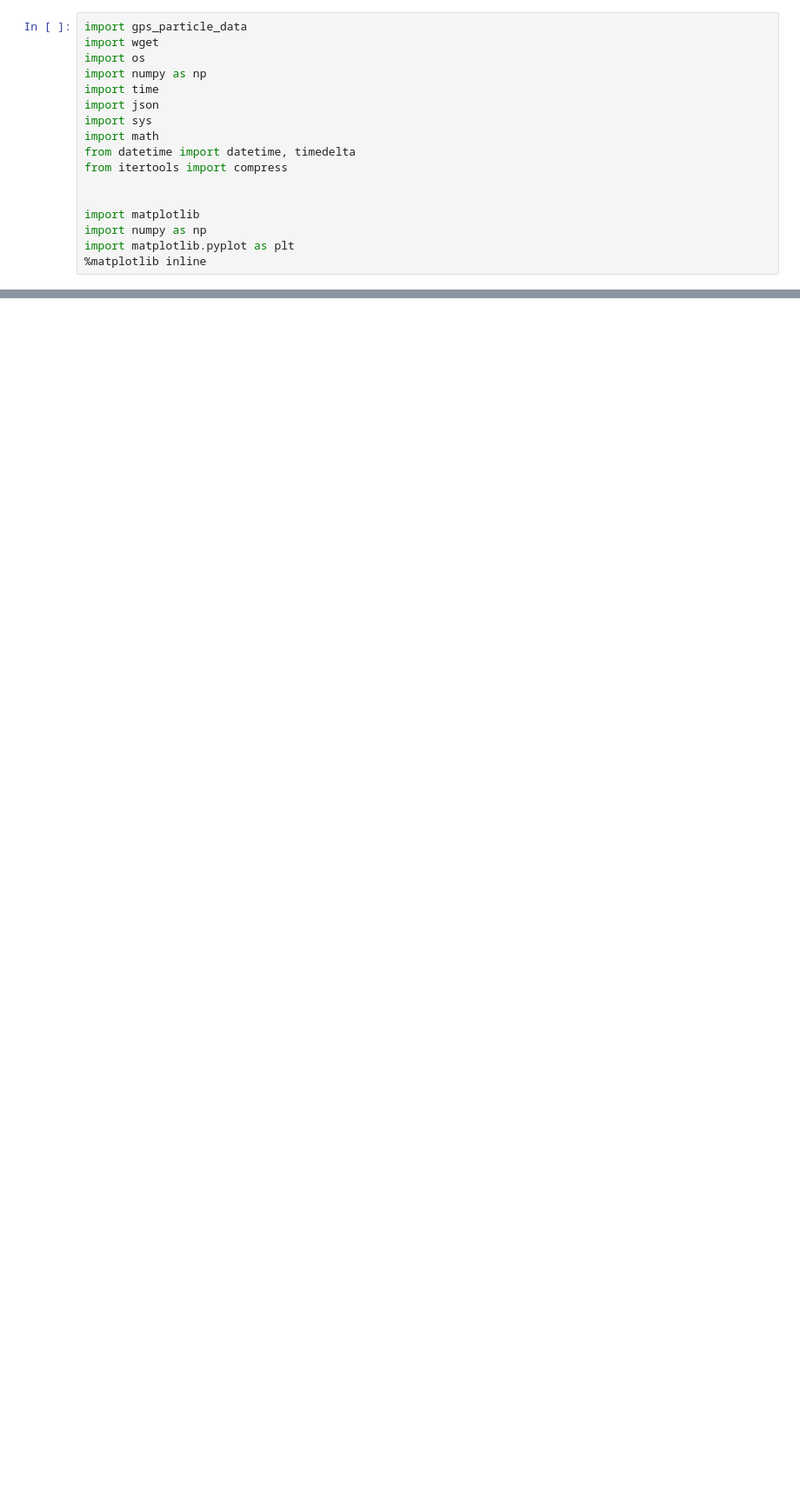
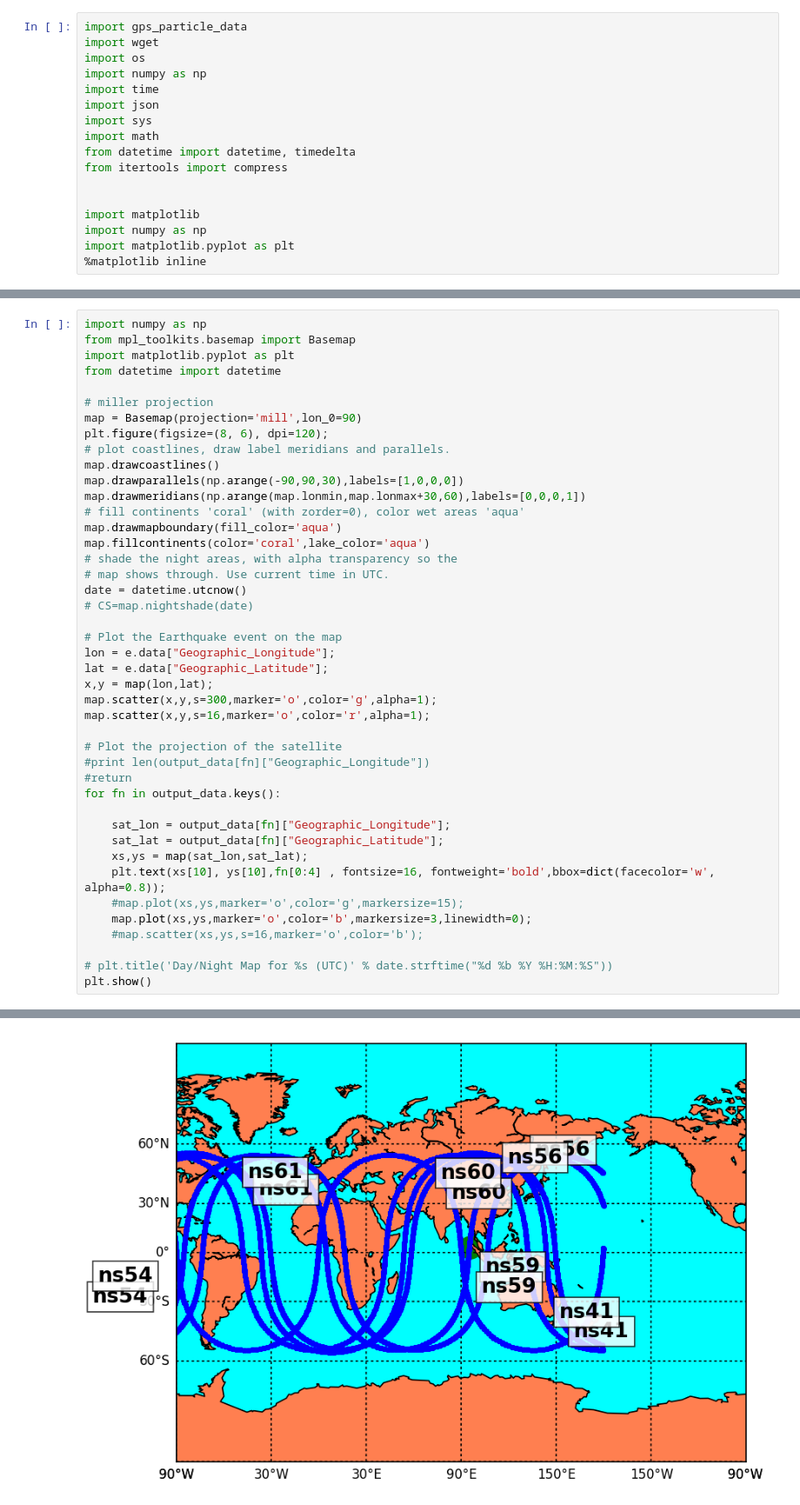
Before and after one commit to casteer/SP_2017, a Jupyter notebook: Example_Analysis.ipynb, the cells around one changed output, grey strips where cells are left out. Shown at 87% size. Saved outputs shown, nothing was run; the diff lists cells and outputs as text; blank space fills up the shorter version.

```diff
--- a/Example_Analysis.ipynb
+++ b/Example_Analysis.ipynb
@@ -80,0 +105,44 @@ print e.data["decimal_day"];
+# %%
+import numpy as np
+from mpl_toolkits.basemap import Basemap
+import matplotlib.pyplot as plt
+from datetime import datetime
+
+# miller projection
+map = Basemap(projection='mill',lon_0=90)
+plt.figure(figsize=(8, 6), dpi=120);
+# plot coastlines, draw label meridians and parallels.
+map.drawcoastlines()
+map.drawparallels(np.arange(-90,90,30),labels=[1,0,0,0])
+map.drawmeridians(np.arange(map.lonmin,map.lonmax+30,60),labels=[0,0,0,1])
+# fill continents 'coral' (with zorder=0), color wet areas 'aqua'
+map.drawmapboundary(fill_color='aqua')
+map.fillcontinents(color='coral',lake_color='aqua')
+# shade the night areas, with alpha transparency so the
+# map shows through. Use current time in UTC.
+date = datetime.utcnow()
+# CS=map.nightshade(date)
+
+# Plot the Earthquake event on the map
+lon = e.data["Geographic_Longitude"];
+lat = e.data["Geographic_Latitude"];
+x,y = map(lon,lat);
+map.scatter(x,y,s=300,marker='o',color='g',alpha=1);
+map.scatter(x,y,s=16,marker='o',color='r',alpha=1);
+
+# Plot the projection of the satellite
+#print len(output_data[fn]["Geographic_Longitude"])
+#return
+for fn in output_data.keys():
+
+    sat_lon = output_data[fn]["Geographic_Longitude"];
+    sat_lat = output_data[fn]["Geographic_Latitude"];
+    xs,ys = map(sat_lon,sat_lat);
+    plt.text(xs[10], ys[10],fn[0:4] , fontsize=16, fontweight='bold',bbox=dict(facecolor='w', alpha=0.8));
+    #map.plot(xs,ys,marker='o',color='g',markersize=15);
+    map.plot(xs,ys,marker='o',color='b',markersize=3,linewidth=0);
+    #map.scatter(xs,ys,s=16,marker='o',color='b');
+
+# plt.title('Day/Night Map for %s (UTC)' % date.strftime("%d %b %Y %H:%M:%S"))
+plt.show()
+# %% [output]
@@ -80,0 +153 @@ print e.data["decimal_day"];
+[figure, added]
```
Also changed, not shown: parts of 4 cells of this notebook, 1 other file.
